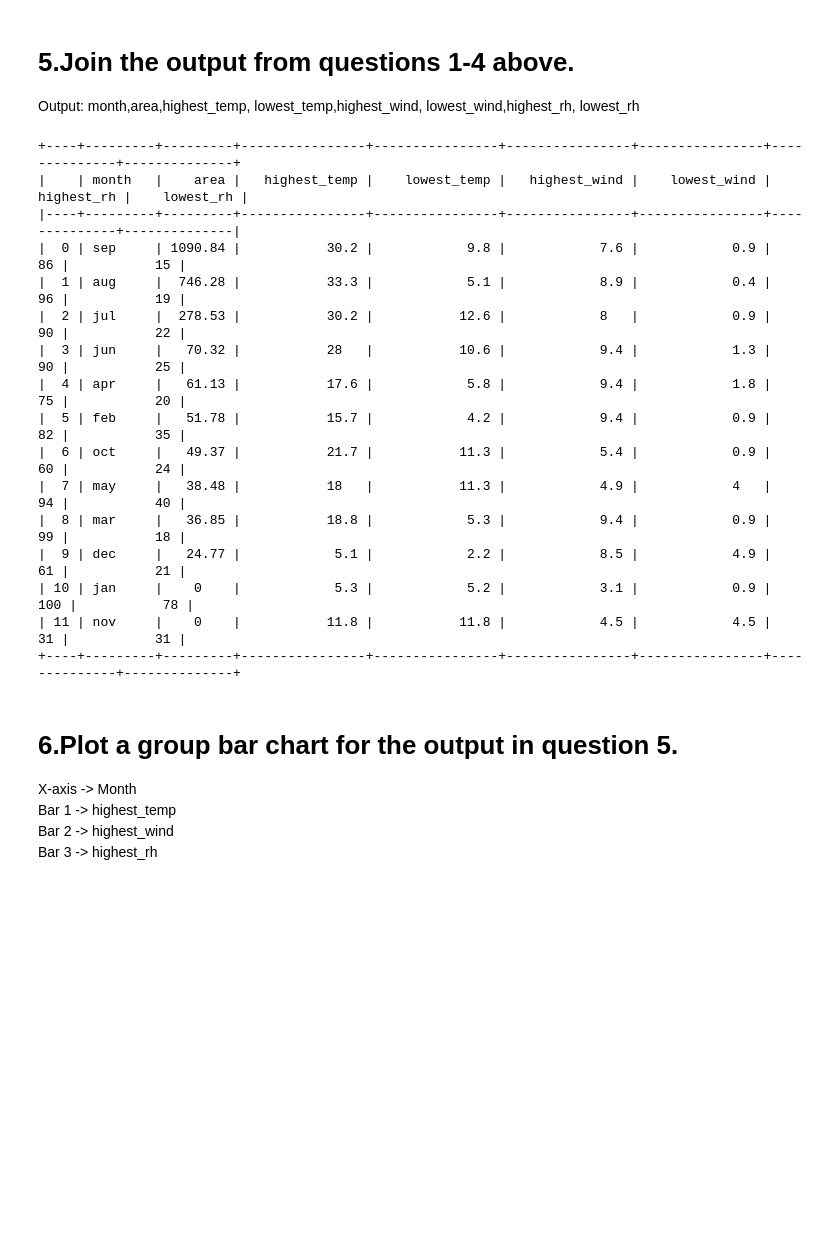
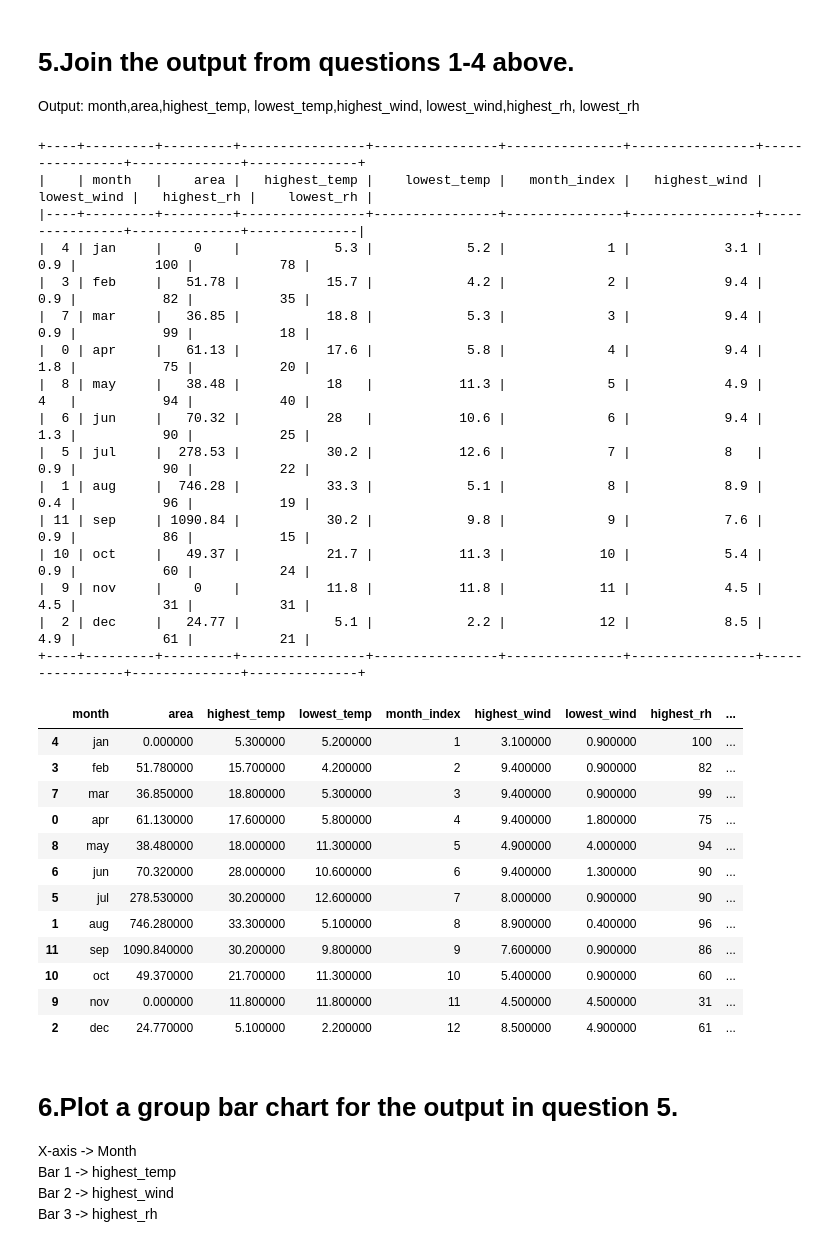
Before and after one commit to ruthika11/ipython-notebook-examples, a Jupyter notebook: Forest_Fire.ipynb, the cells around one changed output. Drawn from its saved outputs; the diff is of its cells as text; code cells hidden in the pictures; blank space fills up the shorter version.

```diff
--- a/Forest_Fire.ipynb
+++ b/Forest_Fire.ipynb
@@ -43,3 +41,10 @@ def pretty_print(df,n):
+# %%
+def pretty_print(df,n):
+    print(tabulate(df.head(n), headers="keys", tablefmt="psql"))
+
+def mmm_to_index(row):
+  dict_mmm_index = {"jan":1, "feb":2 , "mar":3,"apr" :4,"may": 5,"jun":6,"jul":7,"aug":8,"sep":9,"oct":10,"nov":11,"dec":12}
+  return dict_mmm_index[str(row["month"])]
 # %%
 df = pd.read_csv(r"/content/drive/MyDrive/forestfires.csv")
 print(df)
@@ -156,27 +198,44 @@ pretty_print(high_low_rh,12)
 # 5.Join the output from questions 1-4 above.
 Output: month,area,highest_temp, lowest_temp,highest_wind, lowest_wind,highest_rh, lowest_rh
 # %%
-output1 = pd.merge(df_10max_burnt,high_low_temp, on = "month", how = "inner")
-output2 = pd.merge(high_low_wind,high_low_rh , on = "month", how = "inner")
-output = pd.merge(output1,output2, on = "month", how = "inner")
+output1 = pd.merge(df_max_burnt,high_low_temp, on = ["month"], how = "inner")
+output2 = pd.merge(high_low_wind,high_low_rh , on = ["month","month_index"], how = "inner")
+output = pd.merge(output1,output2, on = ["month","month_index"] , how = "inner")
+output["month_index"] = output.apply(mmm_to_index , axis = 1)
+output = output.sort_values(by = "month_index", ascending= True)
 pretty_print(output,12)
+
+output.style.background_gradient(cmap = "YlGnBu").set_properties(**{"font-size" : "15px"})
 # %% [output]
-+----+---------+---------+----------------+----------------+----------------+----------------+--------------+--------------+
-|    | month   |    area |   highest_temp |    lowest_temp |   highest_wind |    lowest_wind |   highest_rh |    lowest_rh |
-|----+---------+---------+----------------+----------------+----------------+----------------+--------------+--------------|
-|  0 | sep     | 1090.84 |           30.2 |            9.8 |            7.6 |            0.9 |           86 |           15 |
-|  1 | aug     |  746.28 |           33.3 |            5.1 |            8.9 |            0.4 |           96 |           19 |
-|  2 | jul     |  278.53 |           30.2 |           12.6 |            8   |            0.9 |           90 |           22 |
-|  3 | jun     |   70.32 |           28   |           10.6 |            9.4 |            1.3 |           90 |           25 |
-|  4 | apr     |   61.13 |           17.6 |            5.8 |            9.4 |            1.8 |           75 |           20 |
-|  5 | feb     |   51.78 |           15.7 |            4.2 |            9.4 |            0.9 |           82 |           35 |
-|  6 | oct     |   49.37 |           21.7 |           11.3 |            5.4 |            0.9 |           60 |           24 |
-|  7 | may     |   38.48 |           18   |           11.3 |            4.9 |            4   |           94 |           40 |
-|  8 | mar     |   36.85 |           18.8 |            5.3 |            9.4 |            0.9 |           99 |           18 |
-|  9 | dec     |   24.77 |            5.1 |            2.2 |            8.5 |            4.9 |           61 |           21 |
-| 10 | jan     |    0    |            5.3 |            5.2 |            3.1 |            0.9 |          100 |           78 |
-| 11 | nov     |    0    |           11.8 |           11.8 |            4.5 |            4.5 |           31 |           31 |
-+----+---------+---------+----------------+----------------+----------------+----------------+--------------+--------------+
++----+---------+---------+----------------+----------------+---------------+----------------+----------------+--------------+--------------+
+|    | month   |    area |   highest_temp |    lowest_temp |   month_index |   highest_wind |    lowest_wind |   highest_rh |    lowest_rh |
+|----+---------+---------+----------------+----------------+---------------+----------------+----------------+--------------+--------------|
+|  4 | jan     |    0    |            5.3 |            5.2 |             1 |            3.1 |            0.9 |          100 |           78 |
+|  3 | feb     |   51.78 |           15.7 |            4.2 |             2 |            9.4 |            0.9 |           82 |           35 |
+|  7 | mar     |   36.85 |           18.8 |            5.3 |             3 |            9.4 |            0.9 |           99 |           18 |
+|  0 | apr     |   61.13 |           17.6 |            5.8 |             4 |            9.4 |            1.8 |           75 |           20 |
+|  8 | may     |   38.48 |           18   |           11.3 |             5 |            4.9 |            4   |           94 |           40 |
+|  6 | jun     |   70.32 |           28   |           10.6 |             6 |            9.4 |            1.3 |           90 |           25 |
+|  5 | jul     |  278.53 |           30.2 |           12.6 |             7 |            8   |            0.9 |           90 |           22 |
+|  1 | aug     |  746.28 |           33.3 |            5.1 |             8 |            8.9 |            0.4 |           96 |           19 |
+| 11 | sep     | 1090.84 |           30.2 |            9.8 |             9 |            7.6 |            0.9 |           86 |           15 |
+| 10 | oct     |   49.37 |           21.7 |           11.3 |            10 |            5.4 |            0.9 |           60 |           24 |
+|  9 | nov     |    0    |           11.8 |           11.8 |            11 |            4.5 |            4.5 |           31 |           31 |
+|  2 | dec     |   24.77 |            5.1 |            2.2 |            12 |            8.5 |            4.9 |           61 |           21 |
++----+---------+---------+----------------+----------------+---------------+----------------+----------------+--------------+--------------+
+|  | month | area | highest_temp | lowest_temp | month_index | highest_wind | lowest_wind | highest_rh | ... |
+| 4 | jan | 0.000000 | 5.300000 | 5.200000 | 1 | 3.100000 | 0.900000 | 100 | ... |
+| 3 | feb | 51.780000 | 15.700000 | 4.200000 | 2 | 9.400000 | 0.900000 | 82 | ... |
+| 7 | mar | 36.850000 | 18.800000 | 5.300000 | 3 | 9.400000 | 0.900000 | 99 | ... |
+| 0 | apr | 61.130000 | 17.600000 | 5.800000 | 4 | 9.400000 | 1.800000 | 75 | ... |
+| 8 | may | 38.480000 | 18.000000 | 11.300000 | 5 | 4.900000 | 4.000000 | 94 | ... |
+| 6 | jun | 70.320000 | 28.000000 | 10.600000 | 6 | 9.400000 | 1.300000 | 90 | ... |
+| 5 | jul | 278.530000 | 30.200000 | 12.600000 | 7 | 8.000000 | 0.900000 | 90 | ... |
+| 1 | aug | 746.280000 | 33.300000 | 5.100000 | 8 | 8.900000 | 0.400000 | 96 | ... |
+| 11 | sep | 1090.840000 | 30.200000 | 9.800000 | 9 | 7.600000 | 0.900000 | 86 | ... |
+| 10 | oct | 49.370000 | 21.700000 | 11.300000 | 10 | 5.400000 | 0.900000 | 60 | ... |
+| 9 | nov | 0.000000 | 11.800000 | 11.800000 | 11 | 4.500000 | 4.500000 | 31 | ... |
+| 2 | dec | 24.770000 | 5.100000 | 2.200000 | 12 | 8.500000 | 4.900000 | 61 | ... |
 # %% [markdown]
 # 6.Plot a group bar chart for the output in question 5.
 
```
Also changed, not shown: parts of 7 cells of this notebook.
